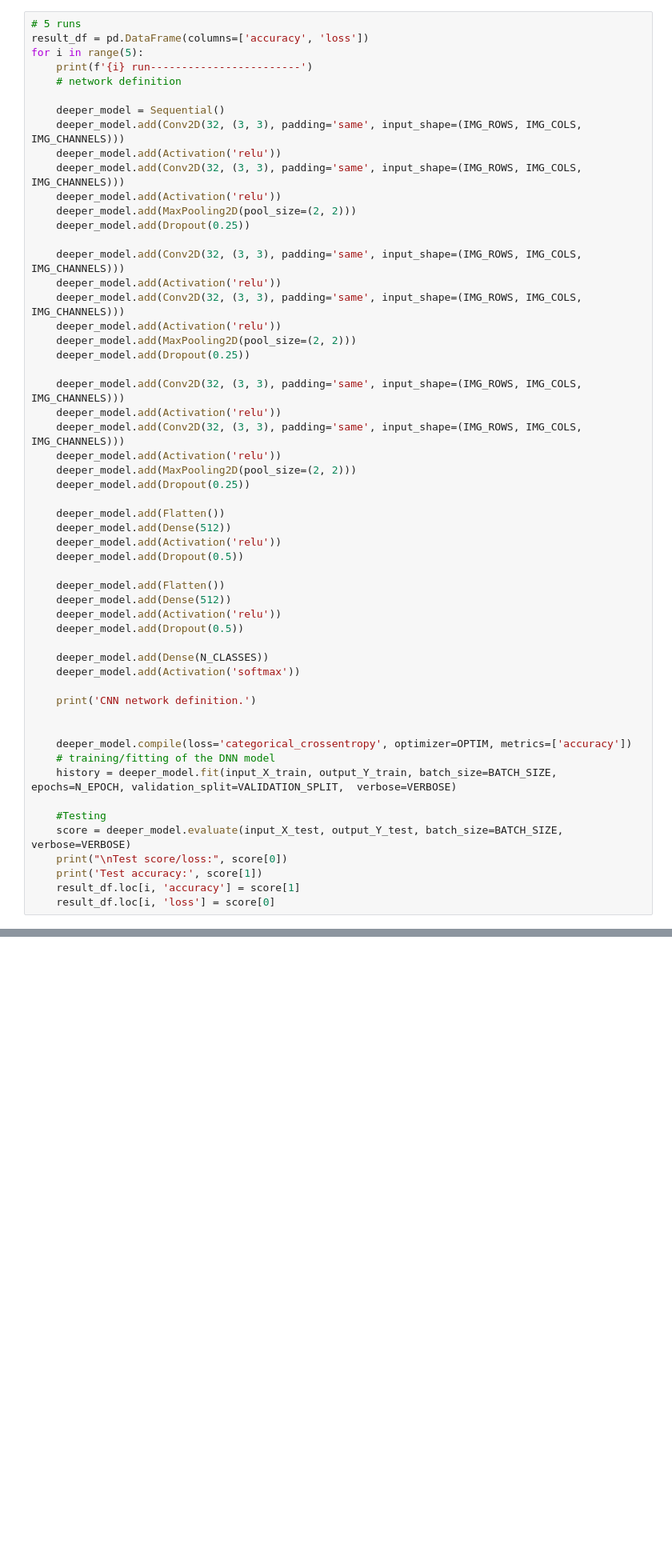
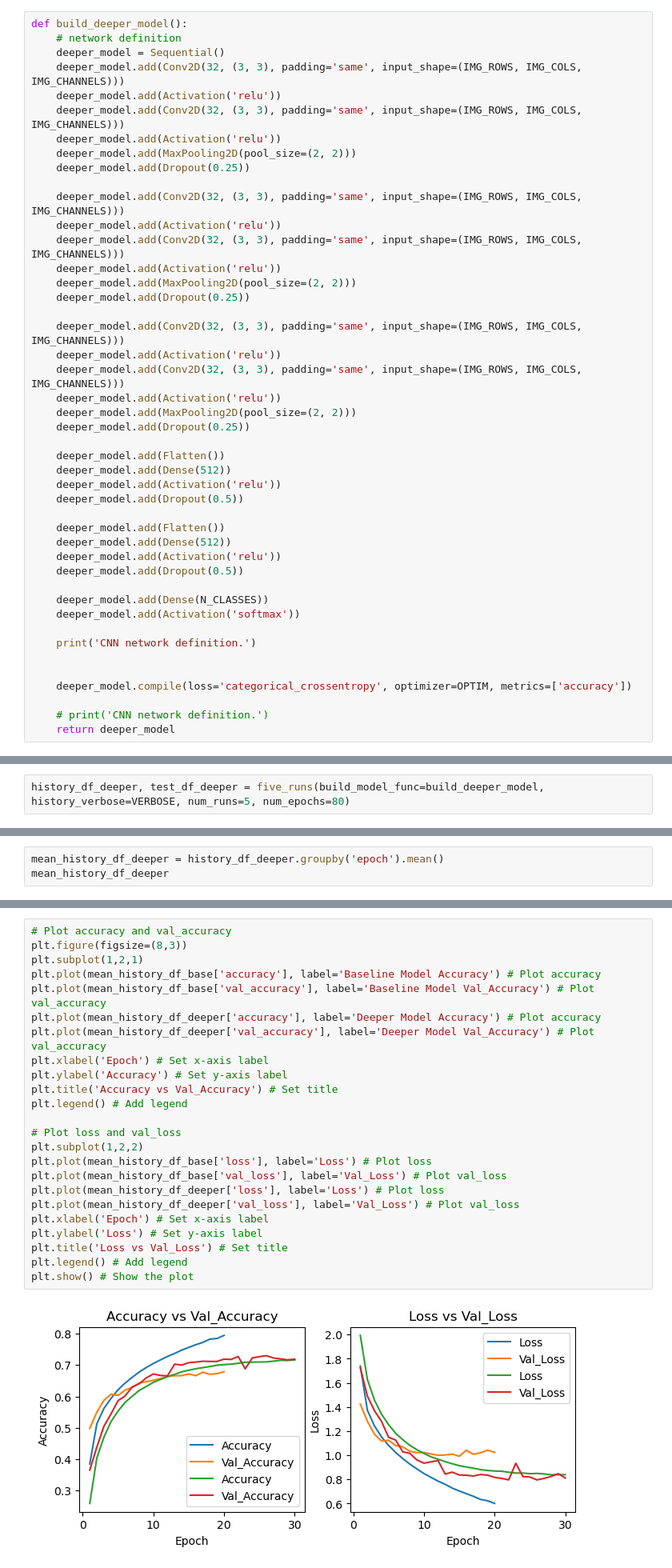
Before and after one commit to mm849/Computer-Vision-Classification, a Jupyter notebook: notebooks/trial3.ipynb, the cells around one changed output, grey strips where cells are left out. Shown at 80% size. Saved outputs shown, nothing was run; the diff lists cells and outputs as text; blank space fills up the shorter version.

Commit message:
deeper model epoch 80

```diff
--- a/notebooks/trial3.ipynb
+++ b/notebooks/trial3.ipynb
@@ -581,12 +482,8 @@ dict_keys(['loss', 'accuracy', 'val_loss', 'val_accuracy'])
 # %% [markdown]
 ## Model 2: Deeper model
 # %%
-# 5 runs
-result_df = pd.DataFrame(columns=['accuracy', 'loss'])
-for i in range(5):
-    print(f'{i} run------------------------')
+def build_deeper_model():
     # network definition
-
     deeper_model = Sequential()
     deeper_model.add(Conv2D(32, (3, 3), padding='same', input_shape=(IMG_ROWS, IMG_COLS, IMG_CHANNELS)))
     deeper_model.add(Activation('relu'))
@@ -626,12 +523,6 @@ for i in range(5):
 
 
     deeper_model.compile(loss='categorical_crossentropy', optimizer=OPTIM, metrics=['accuracy'])
-    # training/fitting of the DNN model
-    history = deeper_model.fit(input_X_train, output_Y_train, batch_size=BATCH_SIZE, epochs=N_EPOCH, validation_split=VALIDATION_SPLIT,  verbose=VERBOSE)
 
-    #Testing
-    score = deeper_model.evaluate(input_X_test, output_Y_test, batch_size=BATCH_SIZE, verbose=VERBOSE)
-    print("\nTest score/loss:", score[0])
-    print('Test accuracy:', score[1])
-    result_df.loc[i, 'accuracy'] = score[1]
-    result_df.loc[i, 'loss'] = score[0]
+    # print('CNN network definition.')
+    return deeper_model
@@ -728,0 +529,2 @@ dict_keys(['loss', 'accuracy', 'val_loss', 'val_accuracy'])
+# %%
+history_df_deeper, test_df_deeper = five_runs(build_model_func=build_deeper_model, history_verbose=VERBOSE, num_runs=5, num_epochs=80)
@@ -728,0 +637,3 @@ dict_keys(['loss', 'accuracy', 'val_loss', 'val_accuracy'])
+# %%
+mean_history_df_deeper = history_df_deeper.groupby('epoch').mean()
+mean_history_df_deeper
@@ -729,3 +659,29 @@ dict_keys(['loss', 'accuracy', 'val_loss', 'val_accuracy'])
+# %%
+# Plot accuracy and val_accuracy
+plt.figure(figsize=(8,3))
+plt.subplot(1,2,1)
+plt.plot(mean_history_df_base['accuracy'], label='Baseline Model Accuracy') # Plot accuracy
+plt.plot(mean_history_df_base['val_accuracy'], label='Baseline Model Val_Accuracy') # Plot val_accuracy
+plt.plot(mean_history_df_deeper['accuracy'], label='Deeper Model Accuracy') # Plot accuracy
+plt.plot(mean_history_df_deeper['val_accuracy'], label='Deeper Model Val_Accuracy') # Plot val_accuracy
+plt.xlabel('Epoch') # Set x-axis label
+plt.ylabel('Accuracy') # Set y-axis label
+plt.title('Accuracy vs Val_Accuracy') # Set title
+plt.legend() # Add legend
+
+# Plot loss and val_loss
+plt.subplot(1,2,2)
+plt.plot(mean_history_df_base['loss'], label='Loss') # Plot loss
+plt.plot(mean_history_df_base['val_loss'], label='Val_Loss') # Plot val_loss
+plt.plot(mean_history_df_deeper['loss'], label='Loss') # Plot loss
+plt.plot(mean_history_df_deeper['val_loss'], label='Val_Loss') # Plot val_loss
+plt.xlabel('Epoch') # Set x-axis label
+plt.ylabel('Loss') # Set y-axis label
+plt.title('Loss vs Val_Loss') # Set title
+plt.legend() # Add legend
+plt.show() # Show the plot
+# %% [output]
+[figure, added]
 # %% [markdown]
 ## Model 3: Data Augmentation
 # %%
```
Also changed, not shown: parts of 19 cells of this notebook, 4 other files.
